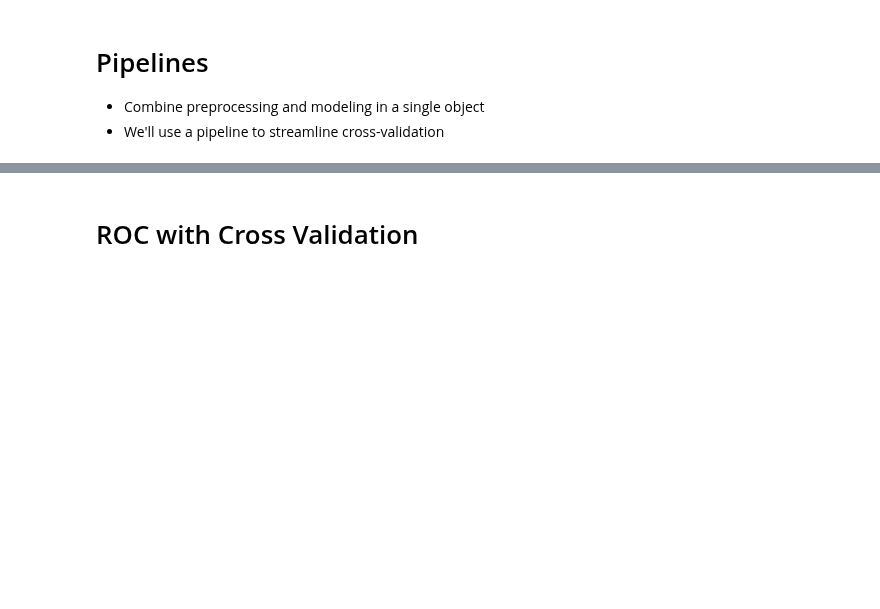
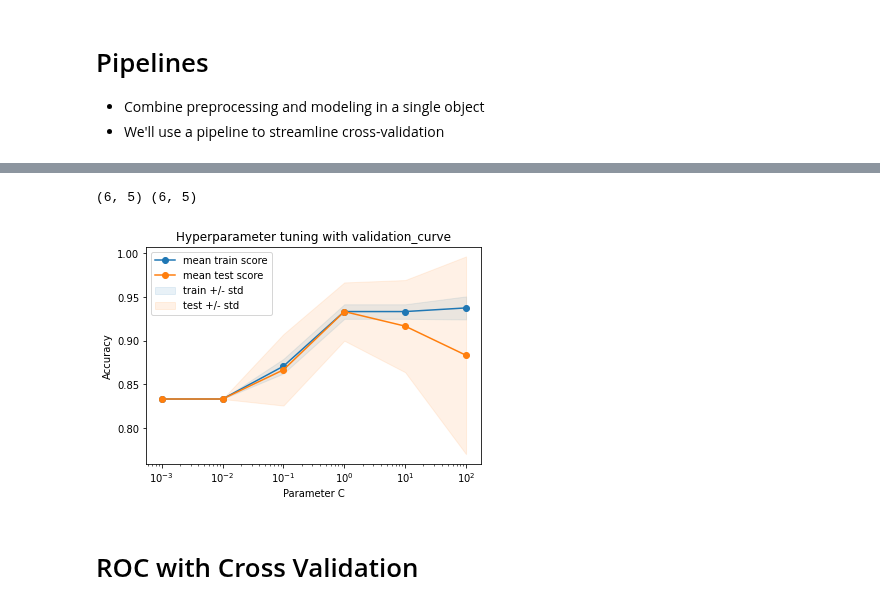
Before and after one commit to mguner/summer-2022, a Jupyter notebook: 09d-classification-metrics-iris.ipynb, the cells around one changed output, grey strips where cells are left out. Drawn from its saved outputs; the diff is of its cells as text; code cells hidden in the pictures; blank space fills up the shorter version.

```diff
--- a/09d-classification-metrics-iris.ipynb
+++ b/09d-classification-metrics-iris.ipynb
@@ -353,3 +463,47 @@ print('CV accuracy: %.3f +/- %.3f' % (np.mean(scores), np.std(scores)))
+# %%
+# Hyperparameter tuning with validation_curve
+# This produces the same result as above, but with different syntax
+from sklearn.model_selection import validation_curve
+
+param_range = np.logspace(-3, 2, 6)
+
+# validation_curve uses default 5-fold cross validation
+train_scores, test_scores = validation_curve(
+    pipe_lr, X_1D, y_1D,
+    param_name="logisticregression__C",
+    param_range=param_range,
+    scoring="accuracy", n_jobs=1)
+
+# train_scores & test_scores have dimension n_parameters-by-n_folds
+print(train_scores.shape, test_scores.shape)
+
+# Compute CV-averaged training accuracy
+train_scores_mean = np.mean(train_scores, axis=1)
+test_scores_mean = np.mean(test_scores, axis=1)
+train_scores_std = np.std(train_scores, axis=1)
+test_scores_std = np.std(test_scores, axis=1)
+
+# plot results
+plt.semilogx(param_range, train_scores_mean, marker='o', label='mean train score')
+plt.semilogx(param_range, test_scores_mean, marker='o', label='mean test score')
+
+# plot spread
+prop_cycle = plt.rcParams['axes.prop_cycle']
+colors = prop_cycle.by_key()['color']
+plt.fill_between(param_range, train_scores_mean + train_scores_std,
+                 train_scores_mean - train_scores_std, alpha=0.1,
+                 color=colors[0], label='train +/- std')
+
+plt.fill_between(param_range, test_scores_mean + test_scores_std,
+                 test_scores_mean - test_scores_std, alpha=0.1,
+                 color=colors[1], label='test +/- std')
+plt.title('Hyperparameter tuning with validation_curve')
+plt.xlabel('Parameter C')
+plt.ylabel('Accuracy')
+plt.legend();
+# %% [output]
+(6, 5) (6, 5)
+[figure, added]
 # %% [markdown]
 # ROC with Cross Validation
 # %%
```
Also changed, not shown: parts of 14 cells of this notebook.
